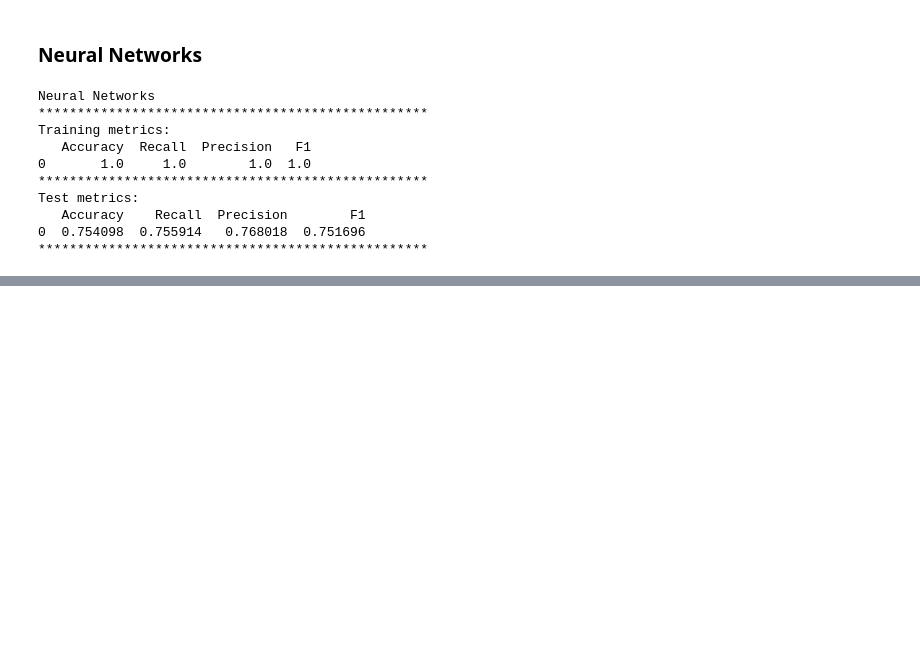
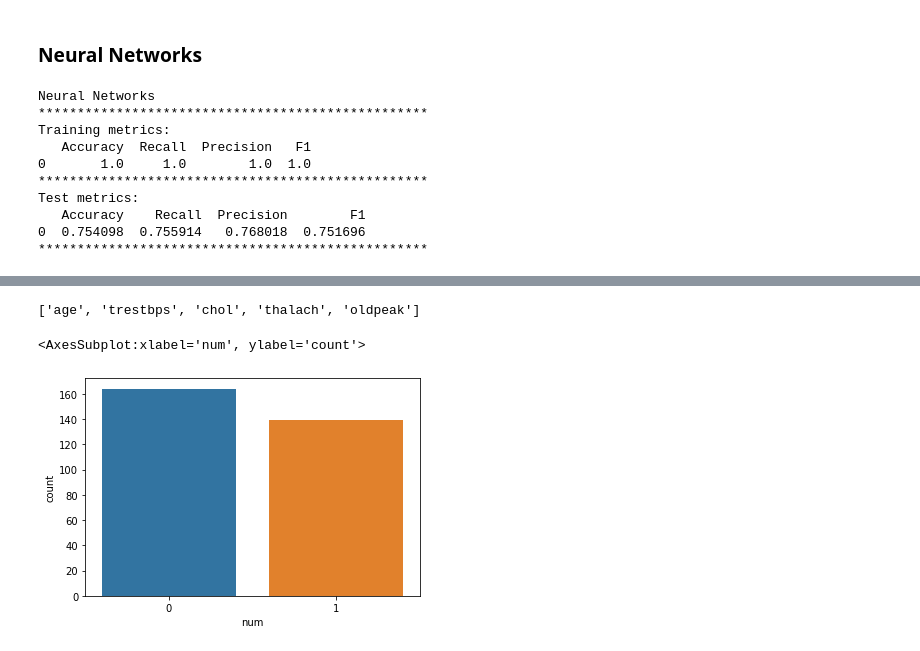
Before and after one commit to elnez/CREWES_proyect, a Jupyter notebook: EDA_HeartAttack.ipynb, the cells around one changed output, grey strips where cells are left out. Saved outputs shown, nothing was run; the diff lists cells and outputs as text; code cells hidden in the pictures; blank space fills up the shorter version.

```diff
--- a/EDA_HeartAttack.ipynb
+++ b/EDA_HeartAttack.ipynb
@@ -1256,0 +1323,3 @@ Create validation set
+# %%
+data3 = data2.copy()
+data3.head()
@@ -1256,0 +1334,16 @@ Create validation set
+# %%
+data3 = data3.select_dtypes(include = ["int64", "float64"])
+target = "num"
+features = list(data3.drop(target, axis = 1))
+print(features)
+# %% [output]
+['age', 'trestbps', 'chol', 'thalach', 'oldpeak']
+# %%
+#data3.drop(["num"], axis = 1, inplace = True)
+#data3.head()
+#type(data3)
+
+sns.countplot(data = data3, x = target)
+# %% [output]
+<AxesSubplot:xlabel='num', ylabel='count'>
+[figure, added]
```
Also changed, not shown: parts of 57 cells of this notebook.
